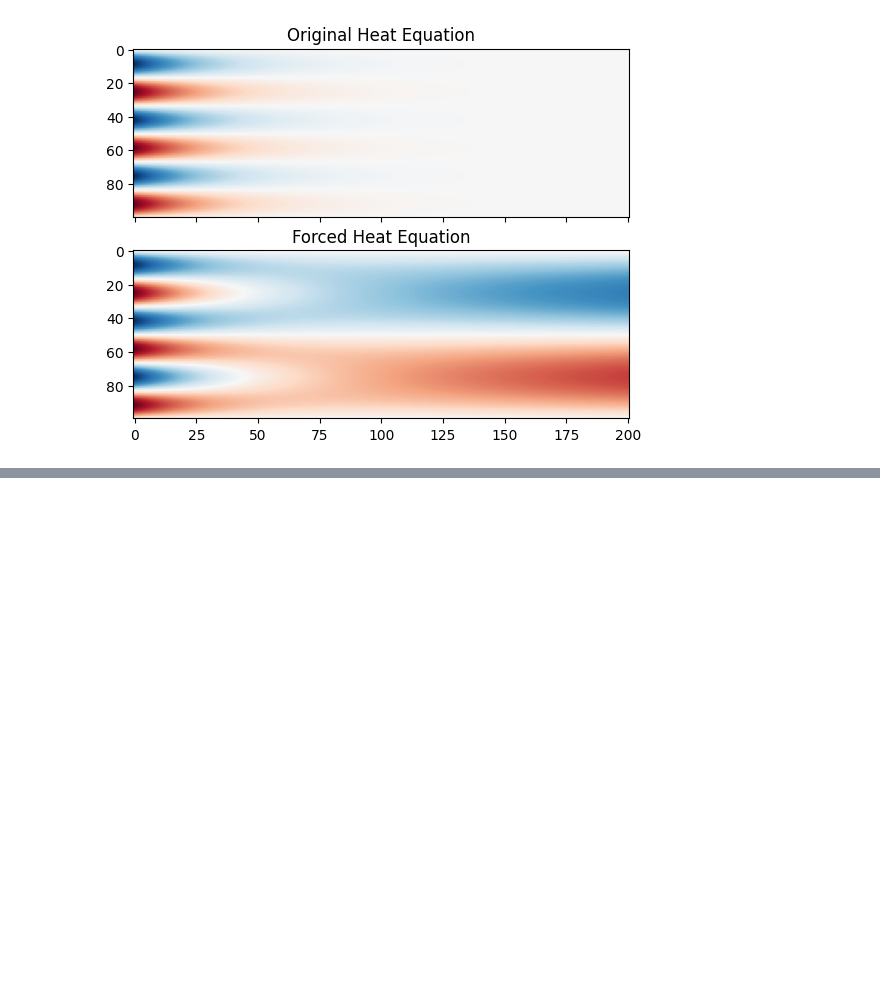
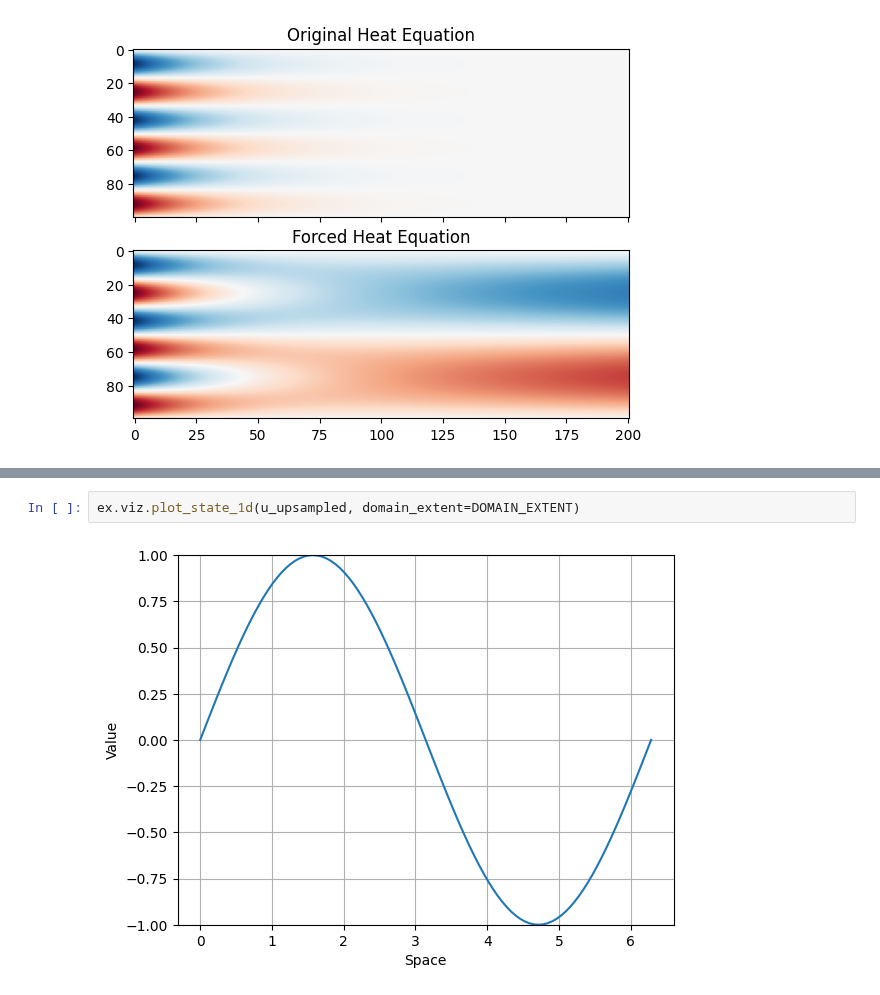
Before and after one commit to Ceyron/exponax, a Jupyter notebook: docs/examples/additional_features.ipynb, the cells around one changed output, grey strips where cells are left out. Cells and saved outputs as stored; diff of their text form; blank space fills up the shorter version.

```diff
--- a/docs/examples/additional_features.ipynb
+++ b/docs/examples/additional_features.ipynb
@@ -126,0 +151,4 @@ Array(4.742706e-05, dtype=float32)
+# %%
+ex.viz.plot_state_1d(u_upsampled, domain_extent=DOMAIN_EXTENT)
+# %% [output]
+[figure, added]
```
Also changed, not shown: parts of 19 cells of this notebook.
